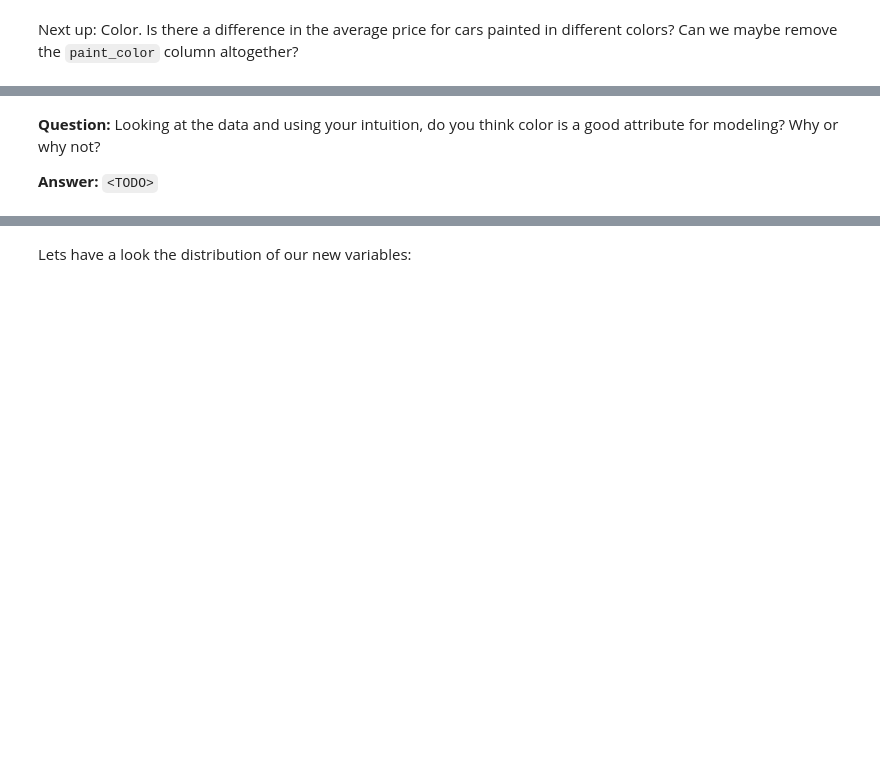
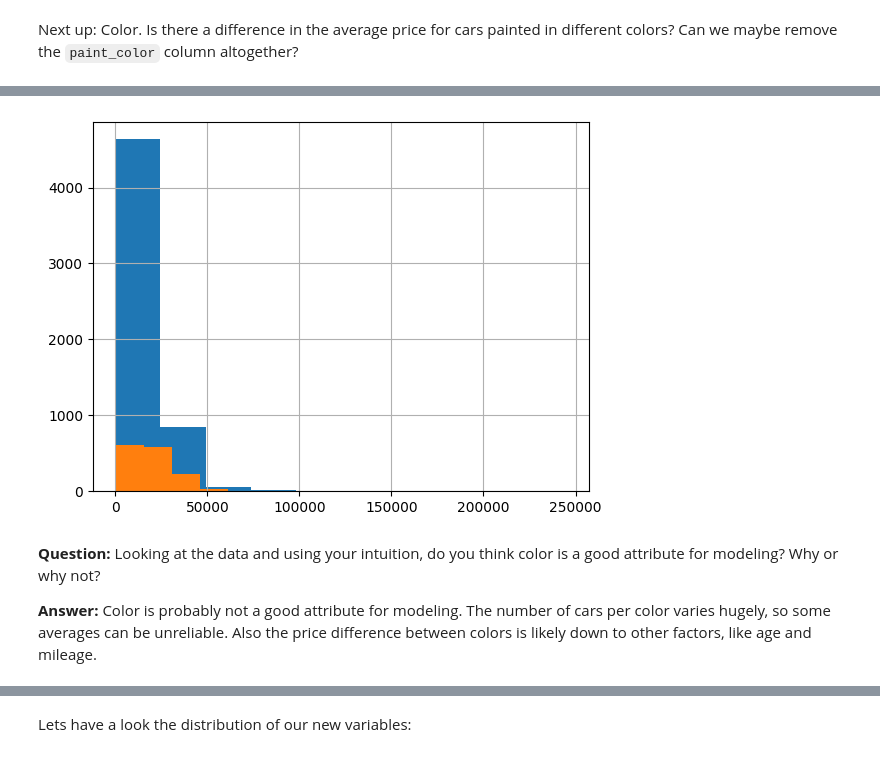
Before and after one commit to Grimur12/Data, a Jupyter notebook: Ass1/ads_ex1.ipynb, the cells around one changed output, grey strips where cells are left out. Drawn from its saved outputs; the diff is of its cells as text; code cells hidden in the pictures; blank space fills up the shorter version.

```diff
--- a/Ass1/ads_ex1.ipynb
+++ b/Ass1/ads_ex1.ipynb
@@ -550,12 +597,20 @@ Next up: Color. Is there a difference in the average price for cars painted in d
 # %%
 # Green cars seem to be on average cheaper and orange cars on average more expensive.
 # Try plotting a histogram of the prices for these two colors.
 
-<TODO>
+green_cars = train_set[train_set['paint_color'] == 'green']
+orange_cars = train_set[train_set['paint_color'] == 'orange']
+
+green_cars['price'].hist()
+orange_cars['price'].hist()
+
+plt.show()
+# %% [output]
+[figure, added]
 # %% [markdown]
 **Question:** Looking at the data and using your intuition, do you think color is a good attribute for modeling? Why or why not?
 
-**Answer:** `<TODO>`
+**Answer:** Color is probably not a good attribute for modeling. The number of cars per color varies hugely, so some averages can be unreliable. Also the price difference between colors is likely down to other factors, like age and mileage.
 # %%
 # There is an attribute called 'posting_date' which is the timestamp of when the
 # car listing was posted. Here is an example:
```
Also changed, not shown: parts of 36 cells of this notebook, 1 other file.
